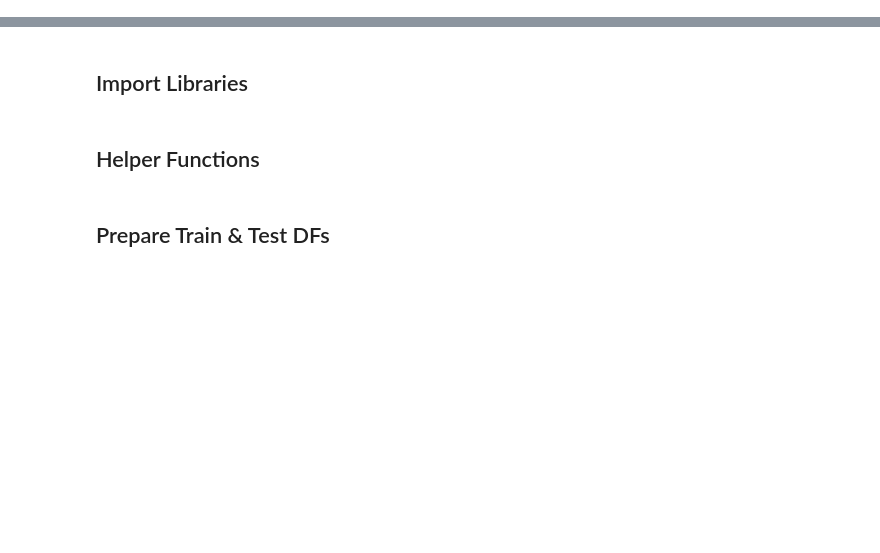
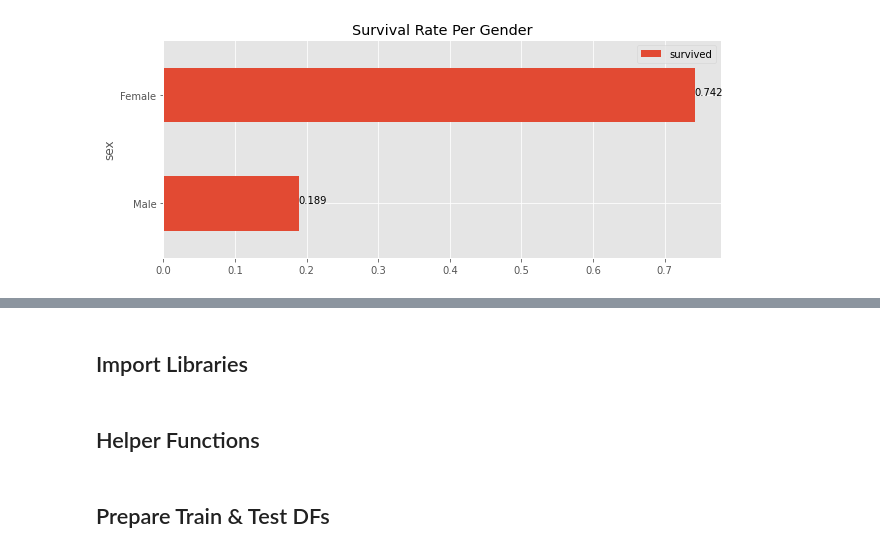
Before and after one commit to do-y-lee/kaggle-titanic-analysis, a Jupyter notebook: Titanic_Predicting_Passenger_Survival.ipynb, the cells around one changed output, grey strips where cells are left out. Drawn from its saved outputs; the diff is of its cells as text; code cells hidden in the pictures; blank space fills up the shorter version.

```diff
--- a/Titanic_Modeling_Analysis.ipynb
+++ b/Titanic_Predicting_Passenger_Survival.ipynb
@@ -0,0 +154,10 @@
+# %%
+# Overall survival rate by gender (1=Female, 0=Male)
+train.groupby('sex')['survived'].mean().rename(index={1:'Female', 0:'Male'}).plot.barh(figsize=(10,4))
+
+for idx, val in enumerate(train.groupby('sex')['survived'].mean().tolist()):
+    plt.text(val, idx, str(round(val, 3)))
+plt.title("Survival Rate Per Gender")
+plt.legend();
+# %% [output]
+[figure, added]
```
Also changed, not shown: parts of 18 cells of this notebook, 1 other file.
